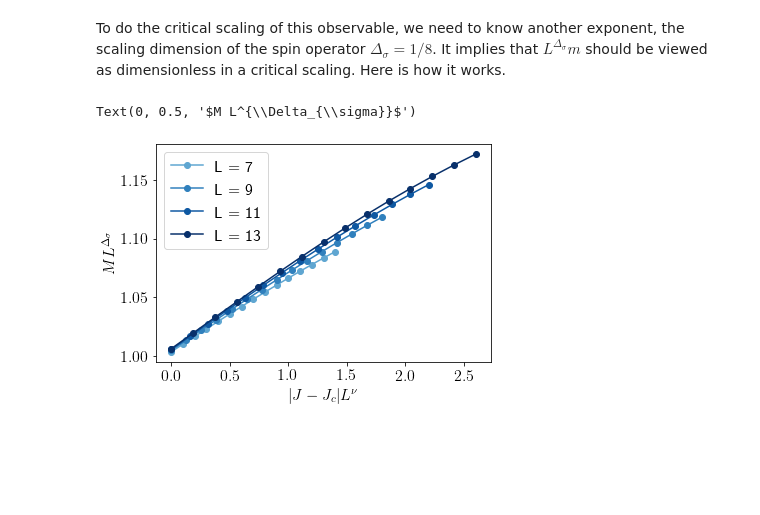
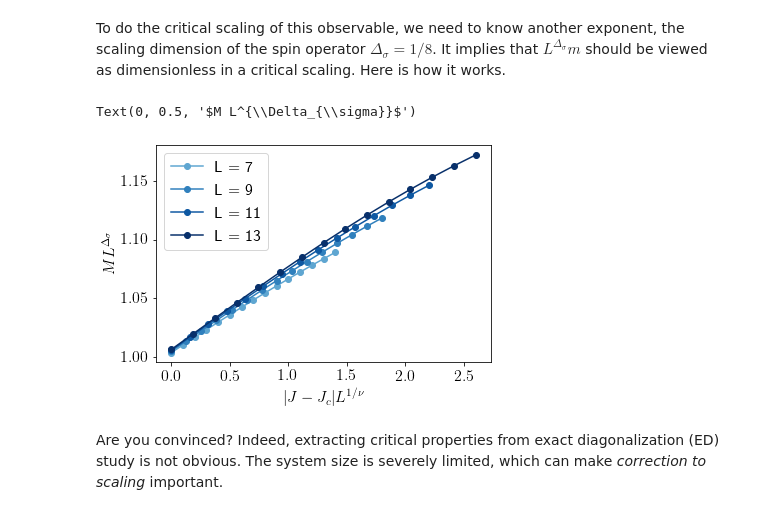
Before and after one commit to xcao-phys/sft-td, a Jupyter notebook: SFT_Ising_ED.ipynb, the cells around one changed output. Cells and saved outputs as stored; diff of their text form; code cells hidden in the pictures; blank space fills up the shorter version.

```diff
--- a/SFT_Ising_ED.ipynb
+++ b/SFT_Ising_ED.ipynb
@@ -469,11 +469,13 @@ It implies that $L^{\Delta_\sigma} m$ should be viewed as dimensionless in a cri
 # %%
 for L in Ls:
     if L < 7 or L % 2 == 0: continue
     Ms = np.array([ res_magnet[J, L] for J in Js])
     plt.plot((Js - 1) * L, Ms * L ** 0.125 , "o-", c=color(L / Ls[-1]), label="L = %d" % L)
 plt.legend()
-plt.xlabel(r"$|J-J_c|L^{\nu}$")
+plt.xlabel(r"$|J-J_c|L^{1/\nu}$")
 plt.ylabel(r"$M L^{\Delta_{\sigma}}$")
 # %% [output]
 Text(0, 0.5, '$M L^{\\Delta_{\\sigma}}$')
-[figure, old version]
+[figure, new version]
+# %% [markdown]
+Are you convinced? Indeed, extracting critical properties from exact diagonalization (ED) study is not obvious. The system size is severely limited, which can make *correction to scaling* important.
```
Also changed, not shown: parts of 2 cells of this notebook.
